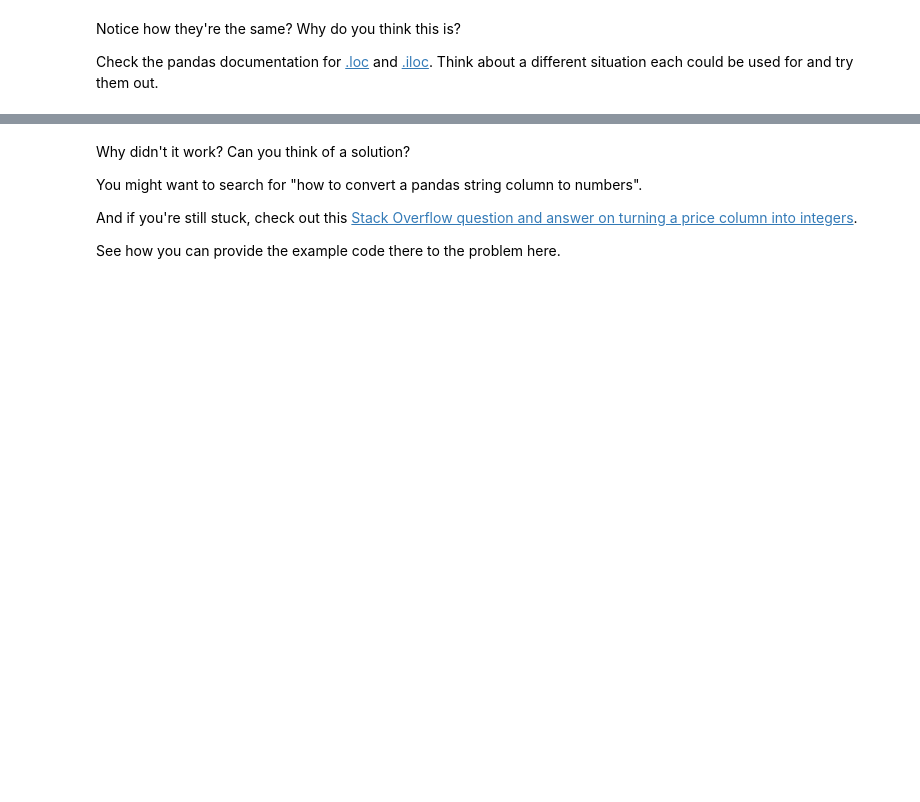
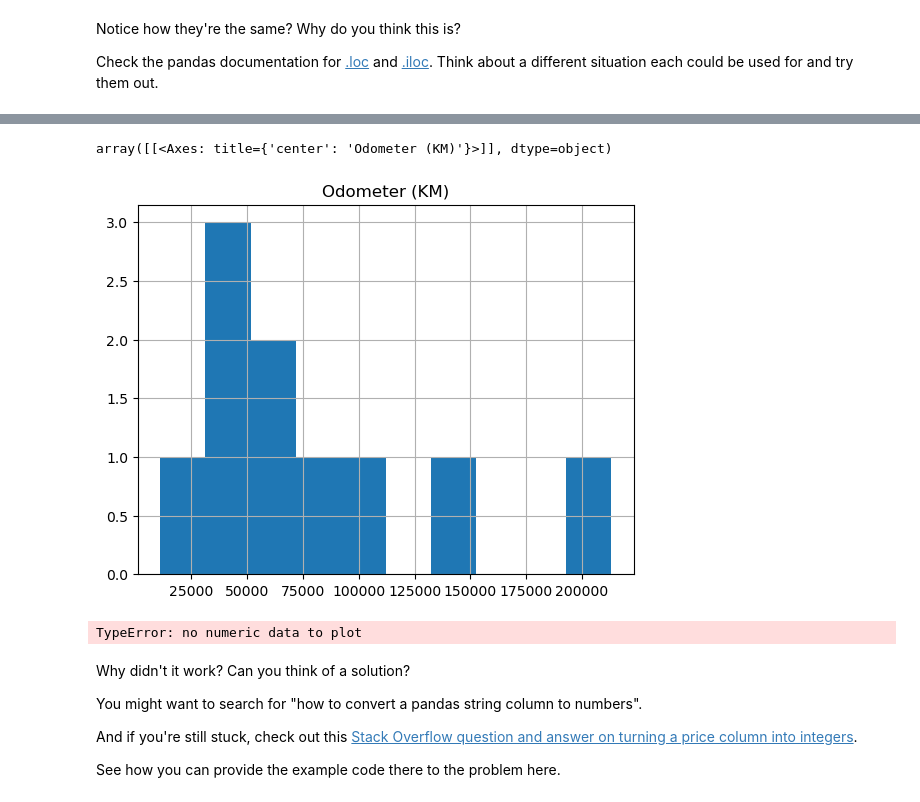
Before and after one commit to saeedelsayed/AI-for-robotics-task, a Jupyter notebook: Task0/pandas-exercises.ipynb, the cells around one changed output, grey strips where cells are left out. Drawn from its saved outputs; the diff is of its cells as text; code cells hidden in the pictures; blank space fills up the shorter version.

```diff
--- a/Task0/pandas-exercises.ipynb
+++ b/Task0/pandas-exercises.ipynb
@@ -168,7 +205,14 @@ Check the pandas documentation for [.loc](https://pandas.pydata.org/pandas-docs/
 # %%
 # Create a histogram of the Odometer column using hist()
+df2.hist('Odometer (KM)')
+# %% [output]
+array([[<Axes: title={'center': 'Odometer (KM)'}>]], dtype=object)
+[figure, added]
 # %%
 # Try to plot the Price column using plot()
+df2['Price'].plot()
+# %% [output]
+TypeError: no numeric data to plot
 # %% [markdown]
 Why didn't it work? Can you think of a solution?
 
```
Also changed, not shown: parts of 28 cells of this notebook, 1 other file.
